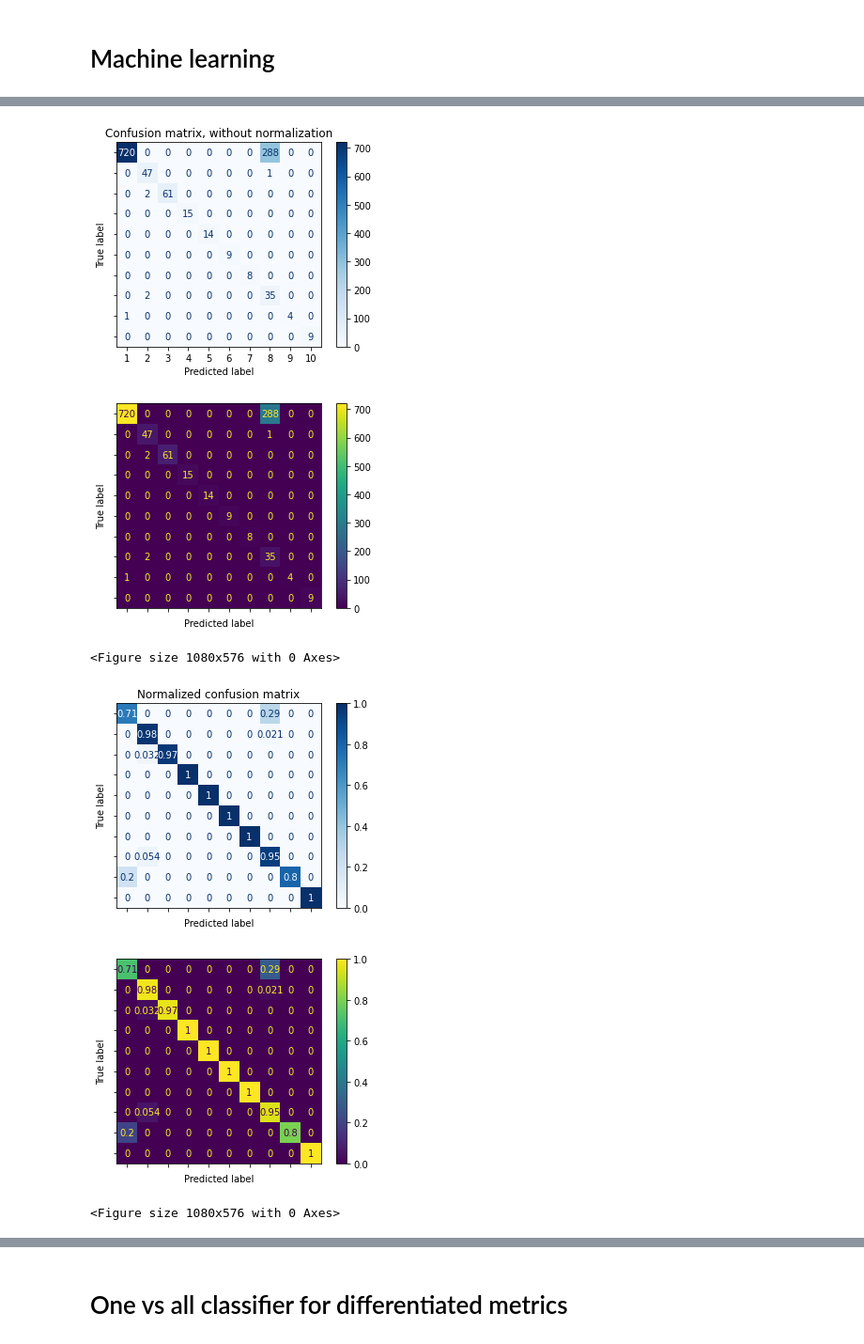
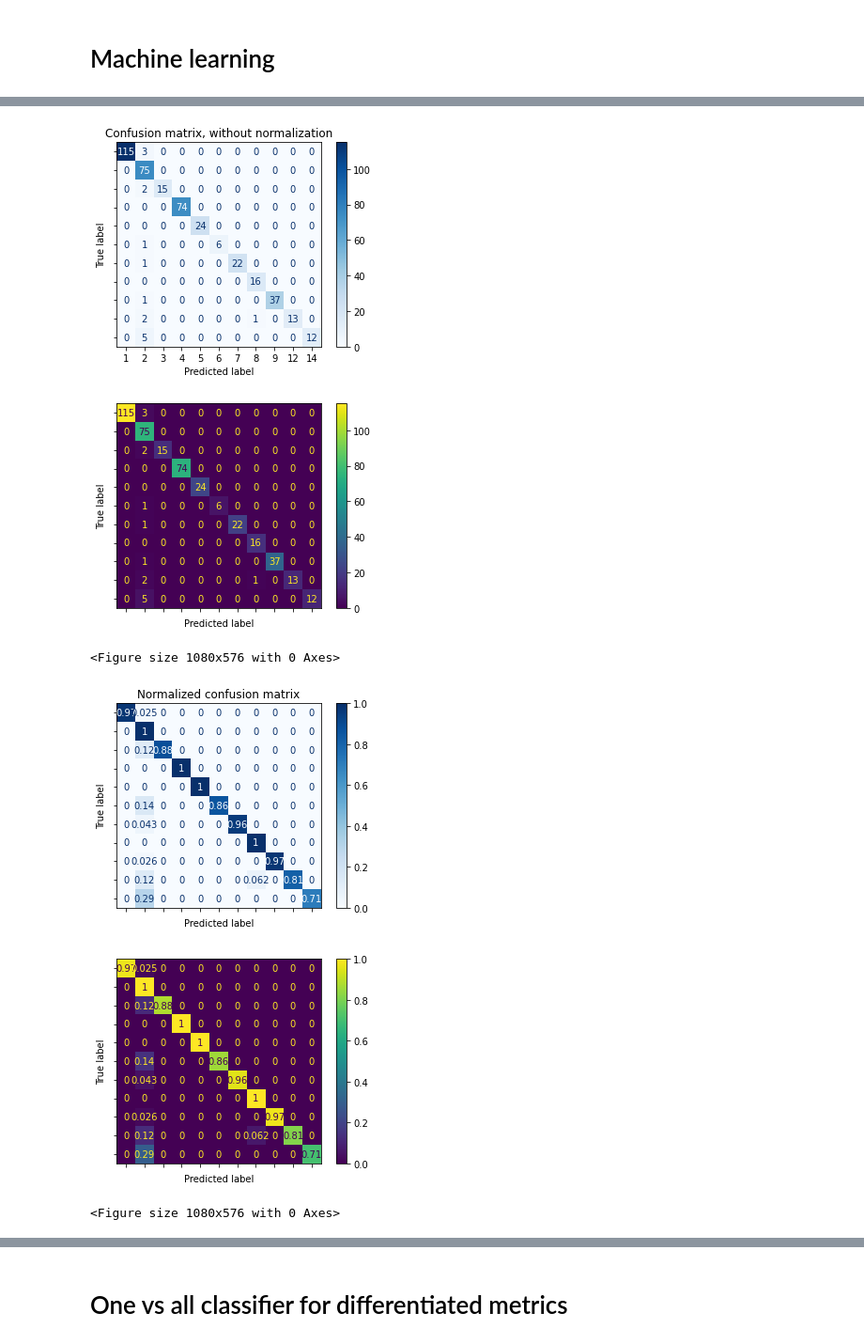
Before and after one commit to FriederikeBiermann/P450, a Jupyter notebook: PreFerrP450/PreFerrP450_main.ipynb, the cells around one changed output, grey strips where cells are left out. Shown at 94% size. Drawn from its saved outputs; the diff is of its cells as text; code cells hidden in the pictures.

Commit message:
removed duplicates from dataset generation+ added helpful parameters to PreFerrP450main

```diff
--- a/PreFerrP450/PreFerrP450_main.ipynb
+++ b/PreFerrP450/PreFerrP450_main.ipynb
@@ -184,13 +192,13 @@ from sklearn.ensemble import ExtraTreesClassifier
 from sklearn.metrics import classification_report
 
 ros = RandomOverSampler(random_state=0)
-clusterlist =(1,2,3,4,5,6,7,8,9,10)
+clusterlist =[1,2,3,4,5,6,7,8,9,12,14]
 
 #define max depth of decision tree
 maxd=15
 # fill in names of files here!
-pathcompletetable="whole_dataset_threshold_30/whole_dataset_threshold_30_neighbouring_feature_matrix.csv"
-foldernameoutput="whole_dataset_threshold_30/"
+pathcompletetable="whole_dataset_neighbouring_threshold=20/Output/whole_dataset_neighbouring_threshold=20_feature_matrix_without_duplicates_include_parts_.csv"
+foldernameoutput="whole_dataset_neighbouring_threshold=20/Output/"
 completetable=pd.read_csv(pathcompletetable)
 completetable = completetable.sample(frac = 1)
 
@@ -277,7 +285,7 @@ filename = foldernameoutput+'/decisiontreeclassifieronlynext.sav'
 pickle.dump(tree, open(filename, 'wb'))
 filename = foldernameoutput+'/forestclassifieronlynext.sav'
 pickle.dump(forest, open(filename, 'wb'))
-pathcompletetable=foldernameoutput+"/whole_dataset_threshold_30_neighbouring_feature_matrix_with_prediction.csv"
+pathcompletetable=pathcompletetable[:-3]+"_withprediciton.csv"
 completetable.to_csv(pathcompletetable, index=False)
 # %% [output]
 Max depth: 15
@@ -300,8 +308,8 @@ Crossvalidation scores Extra tree: [0.84 0.89 0.89 0.89 0.88]
-[figure, old version]
+[figure, new version]
-[figure, old version]
+[figure, new version]
 <Figure size 1080x576 with 0 Axes>
-[figure, old version]
+[figure, new version]
-[figure, old version]
+[figure, new version]
 <Figure size 1080x576 with 0 Axes>
 # %%
 # Print confusion matrices
```
Also changed, not shown: parts of 5 cells of this notebook, 3 other files.
